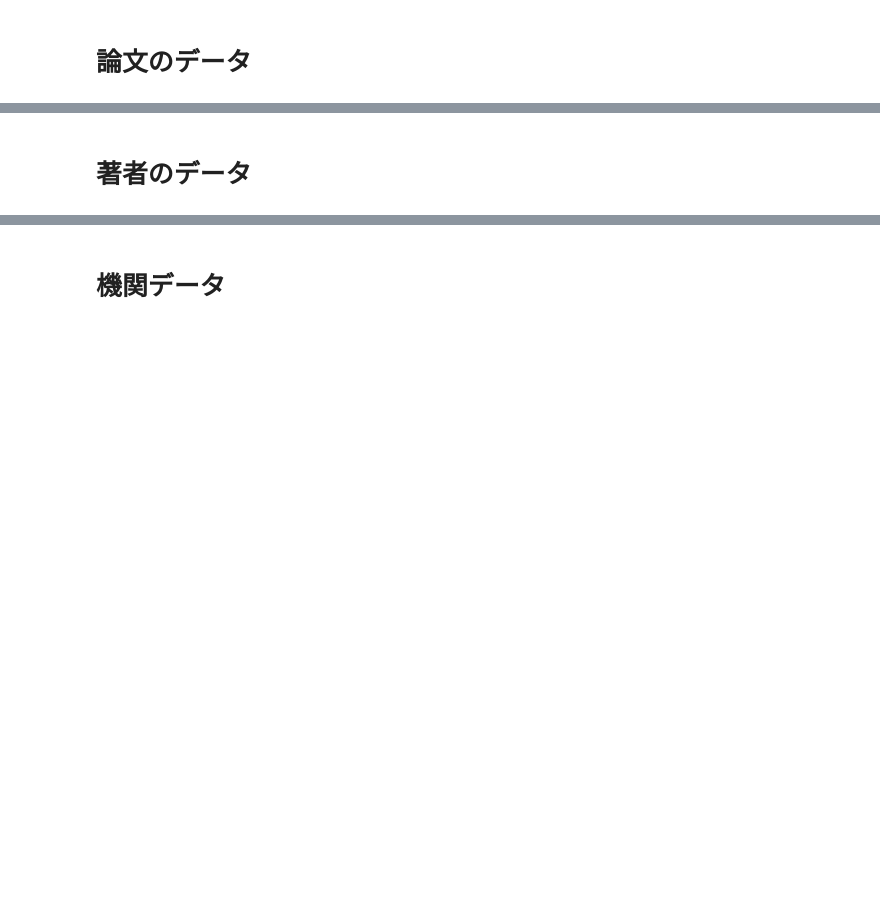
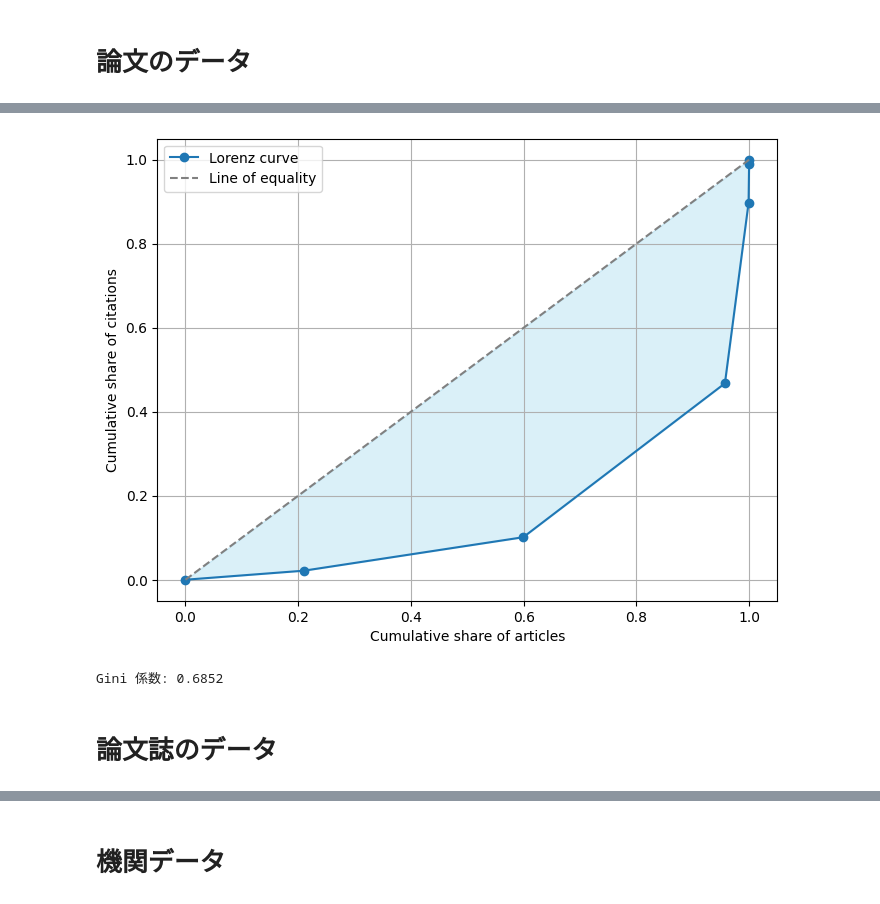
Before and after one commit to ScisciJP/tutorial_jp, a Jupyter notebook: 1-GettingStarted.ipynb, the cells around one changed output, grey strips where cells are left out. Drawn from its saved outputs; the diff is of its cells as text; code cells hidden in the pictures; blank space fills up the shorter version.

```diff
--- a/1-GettingStarted.ipynb
+++ b/1-GettingStarted.ipynb
@@ -169,4 +135,43 @@ print(data['apc_list']) #APC(オープンアクセス出版料)
+# %%
+import numpy as np
+import matplotlib.pyplot as plt
+
+# 被引用数の偏り（Gini 係数）
+cite_step = [1,2,10,100,1000,10000]
+papers_cited = [Works().filter(cited_by_count=f"<{i}").count() for i in cite_step]+[Works().count()] #CDF
+papers_cited_jp = [Works().filter(cited_by_count=f"<{i}", ).count() for i in cite_step]+[Works().count()] #CDF
+
+# 引用数と対応する論文数
+paper_counts = np.array(papers_cited[1:]) - np.array(papers_cited[:-1]) #PDF
+citation_counts = paper_counts*np.array(cite_step)*0.3
+
+# 引用数と論文数の累積分布関数（CDF）を計算
+x_cumulative = [0 ]+list(np.cumsum(paper_counts) / np.sum(paper_counts))
+y_cumulative = [0 ]+list(np.cumsum(citation_counts) / np.sum(citation_counts))
+
+perfect_equality = np.linspace(0, 1, len(citation_counts))
+
+# ローレンツ曲線の描画
+fig, ax = plt.subplots(figsize=(8, 6))
+
+plt.plot(x_cumulative, y_cumulative, label='Lorenz curve', marker='o')
+plt.plot([0, 1], [0, 1], '--',color='gray', label='Line of equality')
+plt.fill_between(x_cumulative, y_cumulative, x_cumulative, color='skyblue', alpha=0.3)
+plt.xlabel('Cumulative share of articles')
+plt.ylabel('Cumulative share of citations')
+plt.legend()
+plt.grid(True)
+plt.show()
+
+# Gini係数の計算
+gini_index = 1 - 2 * np.trapz(y_cumulative, x=x_cumulative)
+print('Gini 係数:', f"{gini_index:.4}")
+# 国ごとに科学政策の良し悪しとgini係数
+# 何を読み取るのか。格差があるというだけでは思考が深まらない。日本国内とか分野べつ
+# %% [output]
+[figure, added]
+Gini 係数: 0.6852
 # %% [markdown]
-# 著者のデータ
+# 論文誌のデータ
 # %%
 source = Sources().filter(works_count=">1000000").get() # 100万本以上論文が出ている論文誌を取得
```
Also changed, not shown: parts of 21 cells of this notebook, 7 other files.
